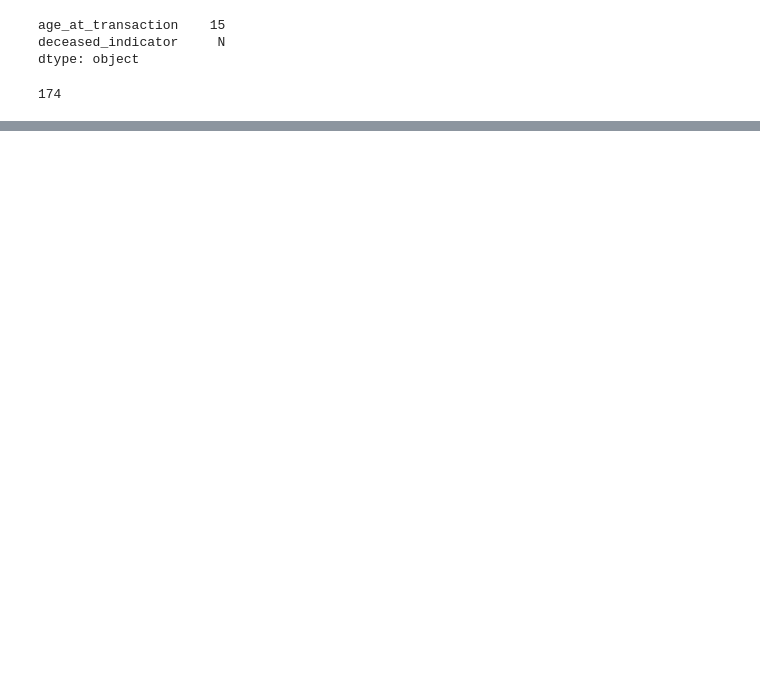
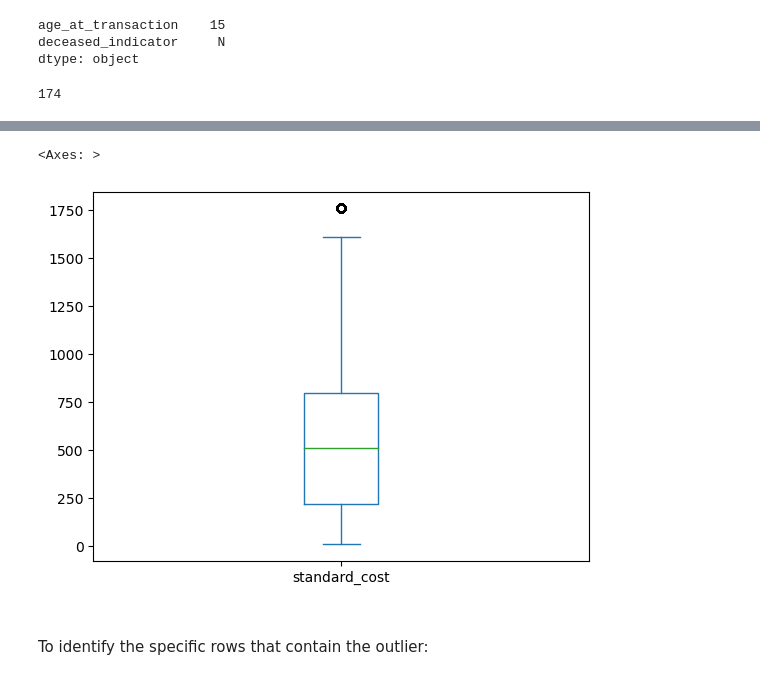
Before and after one commit to Marilyn-Rose/KPMG-Data-Analytics-and-Modelling-Project, a Jupyter notebook: KPMG for Sprocket Central Pty Ltd.ipynb, the cells around one changed output, grey strips where cells are left out. Saved outputs shown, nothing was run; the diff lists cells and outputs as text; code cells hidden in the pictures; blank space fills up the shorter version.

```diff
--- a/KPMG for Sprocket Central Pty Ltd.ipynb
+++ b/KPMG for Sprocket Central Pty Ltd.ipynb
@@ -859,0 +930,8 @@ plt.pyplot.scatter(merged_df['brand'], merged_df['list_price'])
+# %%
+merged_df['standard_cost'].plot(kind = 'box')
+# %% [output]
+<Axes: >
+[figure, added]
+# %% [markdown]
+######
+To identify the specific rows that contain the outlier:
```
Also changed, not shown: parts of 35 cells of this notebook.
